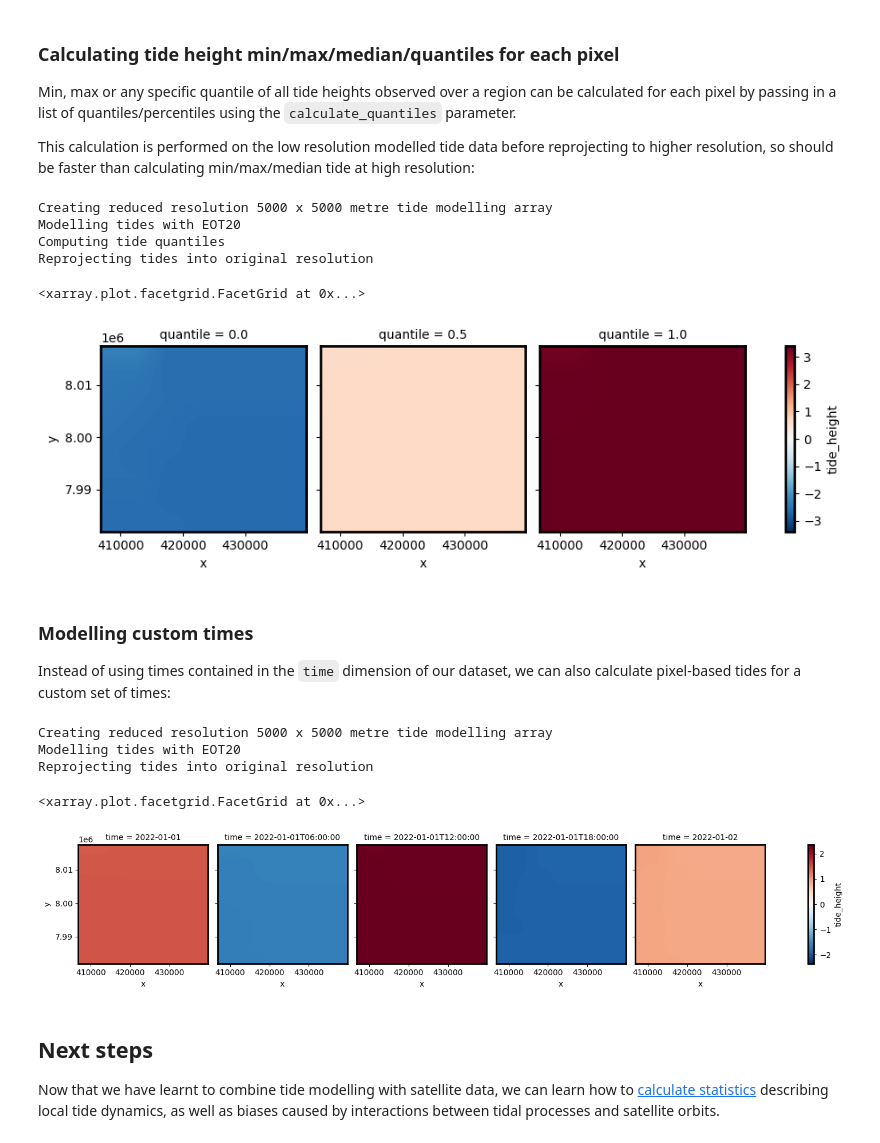
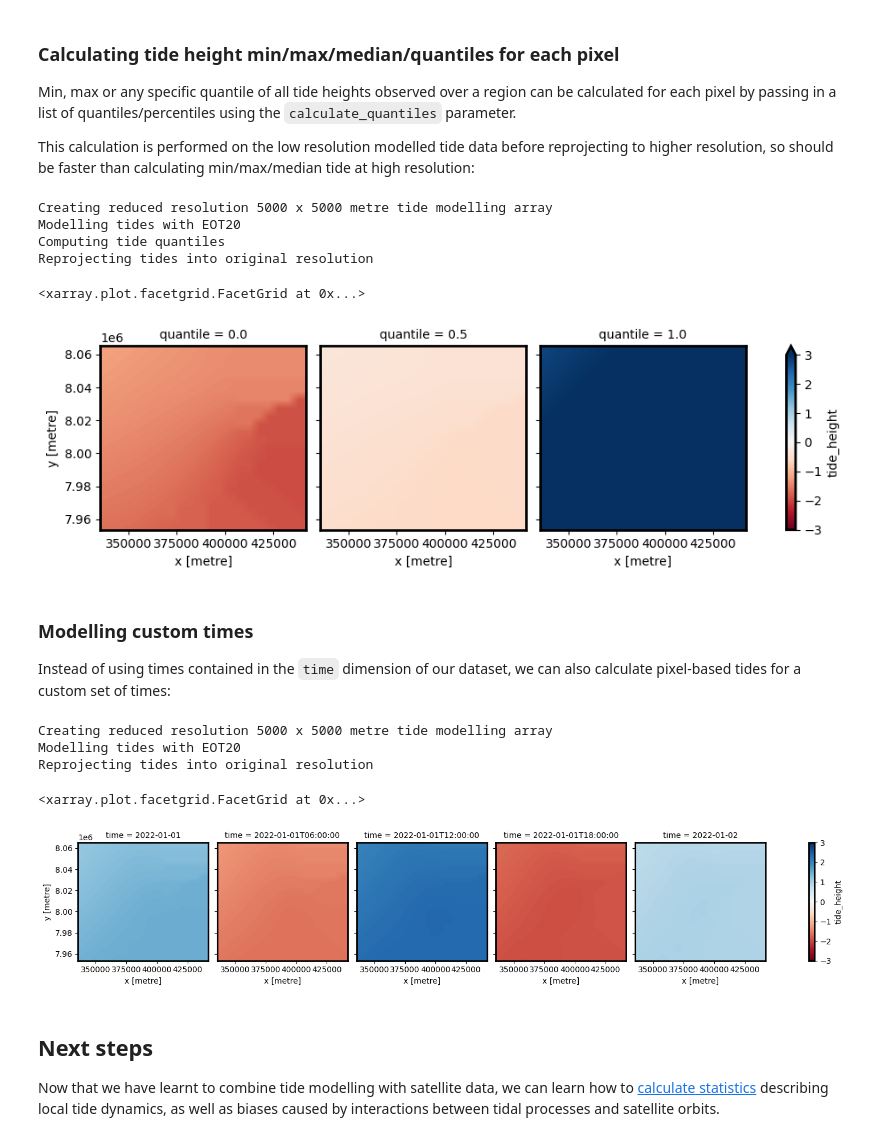
Before and after one commit to GeoscienceAustralia/eo-tides, a Jupyter notebook: docs/notebooks/Satellite_data.ipynb, the cells around one changed output. Drawn from its saved outputs; the diff is of its cells as text; code cells hidden in the pictures.

```diff
--- a/docs/notebooks/Satellite_data.ipynb
+++ b/docs/notebooks/Satellite_data.ipynb
@@ -92,6 +104,7 @@ from eo_tides.eo import tag_tides
 
 tides_da = tag_tides(
     data=ds,
+    model=model,
     directory=directory,
 )
 
@@ -177,13 +181 @@ First, let's reload our satellite data for a fresh start:
-# %%
-# Load data into xarray format
-ds = odc.stac.load(
-    items=list(query.items()),
-    bands=["nbart_red", "nbart_green", "nbart_blue"],
-    crs="utm",
-    resolution=30,
-    groupby="solar_day",
-    bbox=bbox,
-    fail_on_error=False,
-    chunks={},
-)
 # %% [markdown]
@@ -237,11 +259,12 @@ By setting `resample=True`, we can use interpolation to re-project our low resol
 tides_highres = pixel_tides(
     data=ds,
     resample=True,
+    model=model,
     directory=directory,
 )
 
 # Plot the first four timesteps in our data
-tides_highres.isel(time=slice(0, 4)).plot.imshow(col="time", vmin=-1, vmax=1, cmap="RdBu")
+tides_highres.isel(time=[0, 1, 2, 3]).plot.imshow(col="time", vmin=-3, vmax=3, cmap="RdBu")
 # %% [output]
 Creating reduced resolution 5000 x 5000 metre tide modelling array
 Modelling tides with EOT20
@@ -261,6 +284,6 @@ Frozen({'time': 50, 'y': 1185, 'x': 1099})
 # %% [markdown]
 Because of this, our stack of tides can be added as an additional 3D variable in our dataset:
 # %%
-ds["tide_height_pixel"] = tides_highres
-print(ds)
+ds["tide_height"] = tides_highres
+ds
 # %% [output]
@@ -287,18 +341,19 @@ This calculation is performed on the low resolution modelled tide data before re
 tides_highres_quantiles = pixel_tides(
     data=ds,
     calculate_quantiles=(0, 0.5, 1),
+    model=model,
     directory=directory,
 )
 
-# Plot quantiles
-tides_highres_quantiles.plot.imshow(col="quantile")
+# Plot tide height quantiles
+tides_highres_quantiles.plot.imshow(col="quantile", vmin=-3, vmax=3, cmap="RdBu")
 # %% [output]
 Creating reduced resolution 5000 x 5000 metre tide modelling array
 Modelling tides with EOT20
 Computing tide quantiles
 Reprojecting tides into original resolution
 <xarray.plot.facetgrid.FacetGrid at 0x...>
-[figure, old version]
+[figure, new version]
 # %% [markdown]
 ### Modelling custom times
 
@@ -306,27 +361,28 @@ Instead of using times contained in the `time` dimension of our dataset, we can
 # %%
 import pandas as pd
 
 custom_times = pd.date_range(
     start="2022-01-01",
     end="2022-01-02",
     freq="6h",
 )
 
 # Model tides spatially
 tides_highres = pixel_tides(
     data=ds,
     time=custom_times,
+    model=model,
     directory=directory,
 )
 
 # Plot custom timesteps
-tides_highres.plot.imshow(col="time")
+tides_highres.plot.imshow(col="time", vmin=-3, vmax=3, cmap="RdBu")
 # %% [output]
 Creating reduced resolution 5000 x 5000 metre tide modelling array
 Modelling tides with EOT20
 Reprojecting tides into original resolution
 <xarray.plot.facetgrid.FacetGrid at 0x...>
-[figure, old version]
+[figure, new version]
 # %% [markdown]
 ## Next steps
 
```
Also changed, not shown: parts of 21 cells of this notebook, 6 other files.
